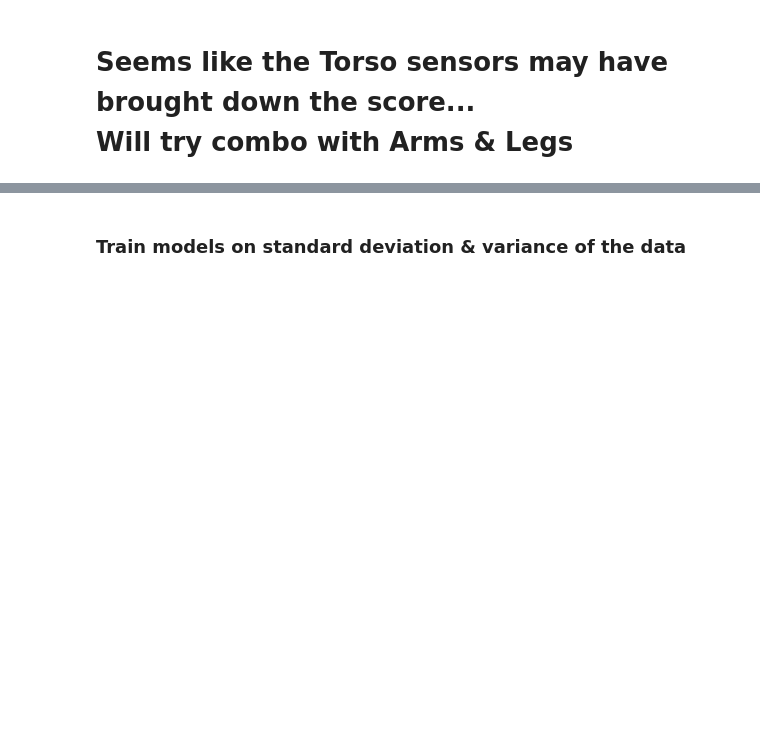
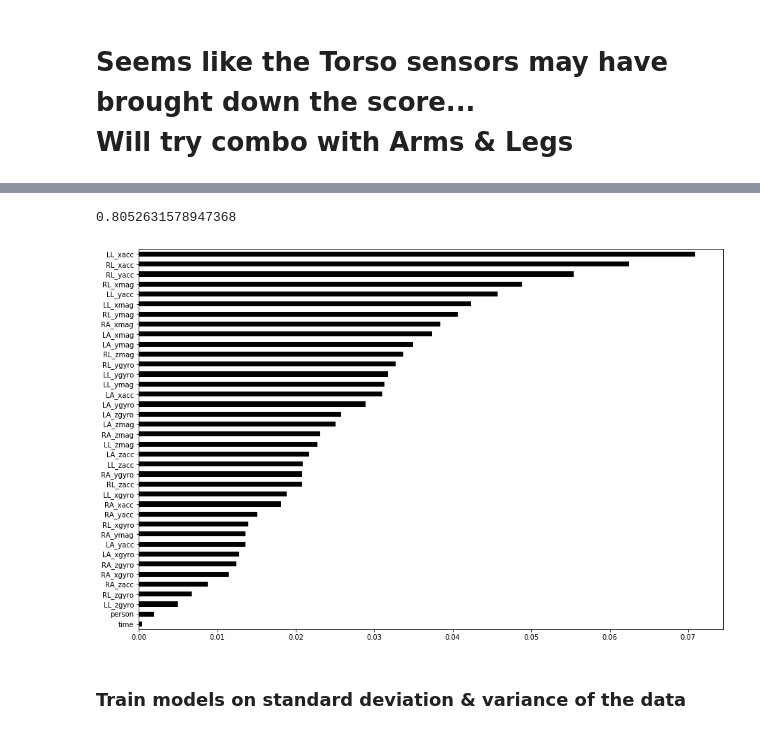
Before and after one commit to egitit/Predicitng_Activities_from_Motion_Data, a Jupyter notebook: feature_engineering/feature_importance_(separated).ipynb, the cells around one changed output, grey strips where cells are left out. Drawn from its saved outputs; the diff is of its cells as text; code cells hidden in the pictures; blank space fills up the shorter version.

```diff
--- a/feature_engineering/feature_importance_(separated).ipynb
+++ b/feature_engineering/feature_importance_(separated).ipynb
@@ -189,7 +189,7 @@ rf_combo2 = RandomForestClassifier()
 y = df['activity_number']
 X = df.drop(['T_xacc', 'T_yacc', 'T_zacc',
      'T_xgyro', 'T_ygyro', 'T_zgyro',
-     'T_xmag', 'T_ymag', 'T_zmag'], axis=1)
+     'T_xmag', 'T_ymag', 'T_zmag', 'activity_number'], axis=1)
 # %%
 X_train, X_test, y_train, y_test, random_values = my_train_test_split(X, y)
 # %%
@@ -197,7 +206,11 @@ rf_combo2.fit(X_train, y_train)
 # %%
 rf_combo2.score(X_test, y_test)
+# %% [output]
+0.8052631578947368
 # %%
-plot_features_importance(rf_combo2, 'yellow')
+plot_features_importance(rf_combo2, 'black')
+# %% [output]
+[figure, added]
 # %% [markdown]
 ### Train models on standard deviation & variance of the data
 # %%
```
Also changed, not shown: parts of 20 cells of this notebook, 1 other file.
